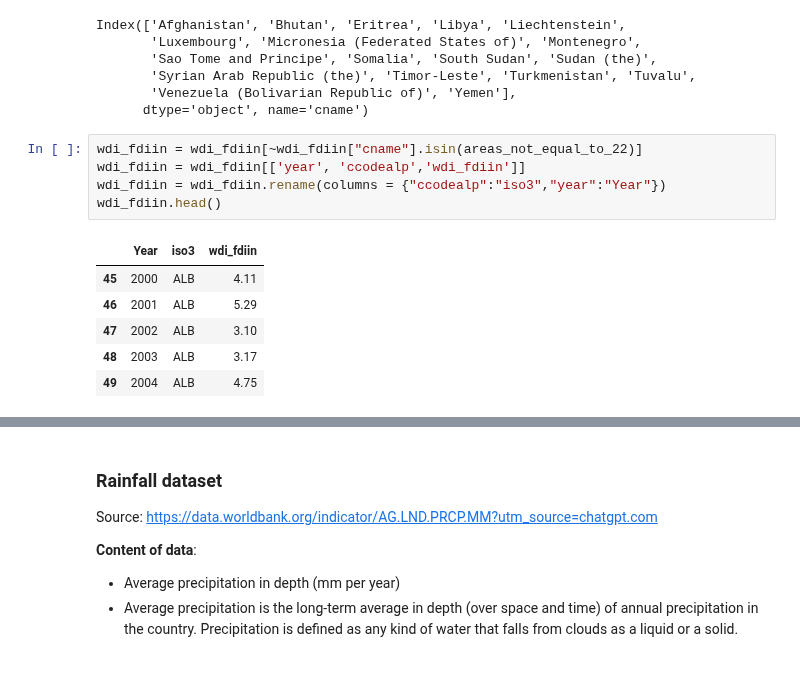
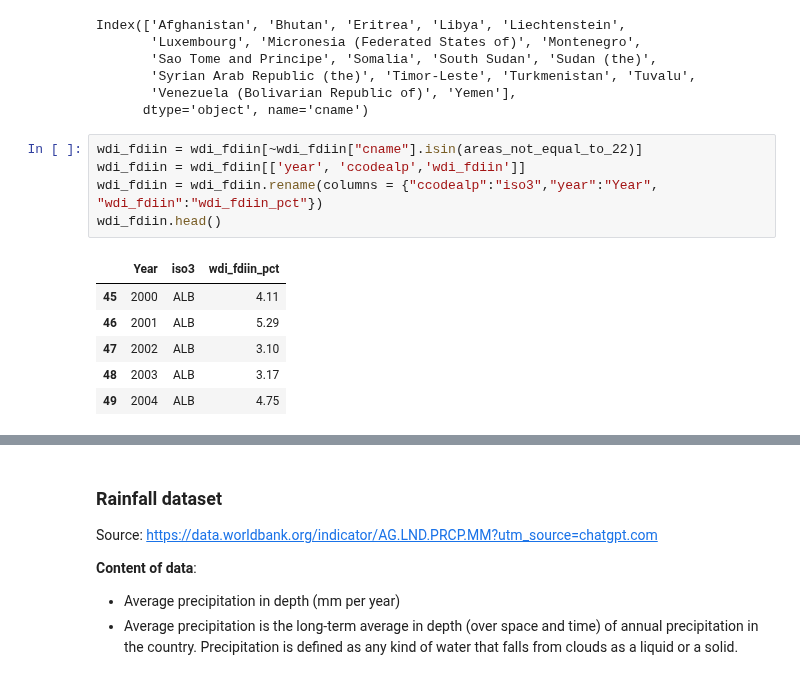
Before and after one commit to ZeliaDec/DataScience, a Jupyter notebook: Data_Notebook.ipynb, the cells around one changed output, grey strips where cells are left out. Saved outputs shown, nothing was run; the diff lists cells and outputs as text.

```diff
--- a/Data_Notebook.ipynb
+++ b/Data_Notebook.ipynb
@@ -1678,10 +1682,10 @@ Index(['Afghanistan', 'Bhutan', 'Eritrea', 'Libya', 'Liechtenstein',
 # %%
 wdi_fdiin = wdi_fdiin[~wdi_fdiin["cname"].isin(areas_not_equal_to_22)]
 wdi_fdiin = wdi_fdiin[['year', 'ccodealp','wdi_fdiin']]
-wdi_fdiin = wdi_fdiin.rename(columns = {"ccodealp":"iso3","year":"Year"})
+wdi_fdiin = wdi_fdiin.rename(columns = {"ccodealp":"iso3","year":"Year", "wdi_fdiin":"wdi_fdiin_pct"})
 wdi_fdiin.head()
 # %% [output]
-|  | Year | iso3 | wdi_fdiin |
+|  | Year | iso3 | wdi_fdiin_pct |
 | 45 | 2000 | ALB | 4.11 |
 | 46 | 2001 | ALB | 5.29 |
 | 47 | 2002 | ALB | 3.10 |
```
Also changed, not shown: parts of 16 cells of this notebook, 2 other files.
